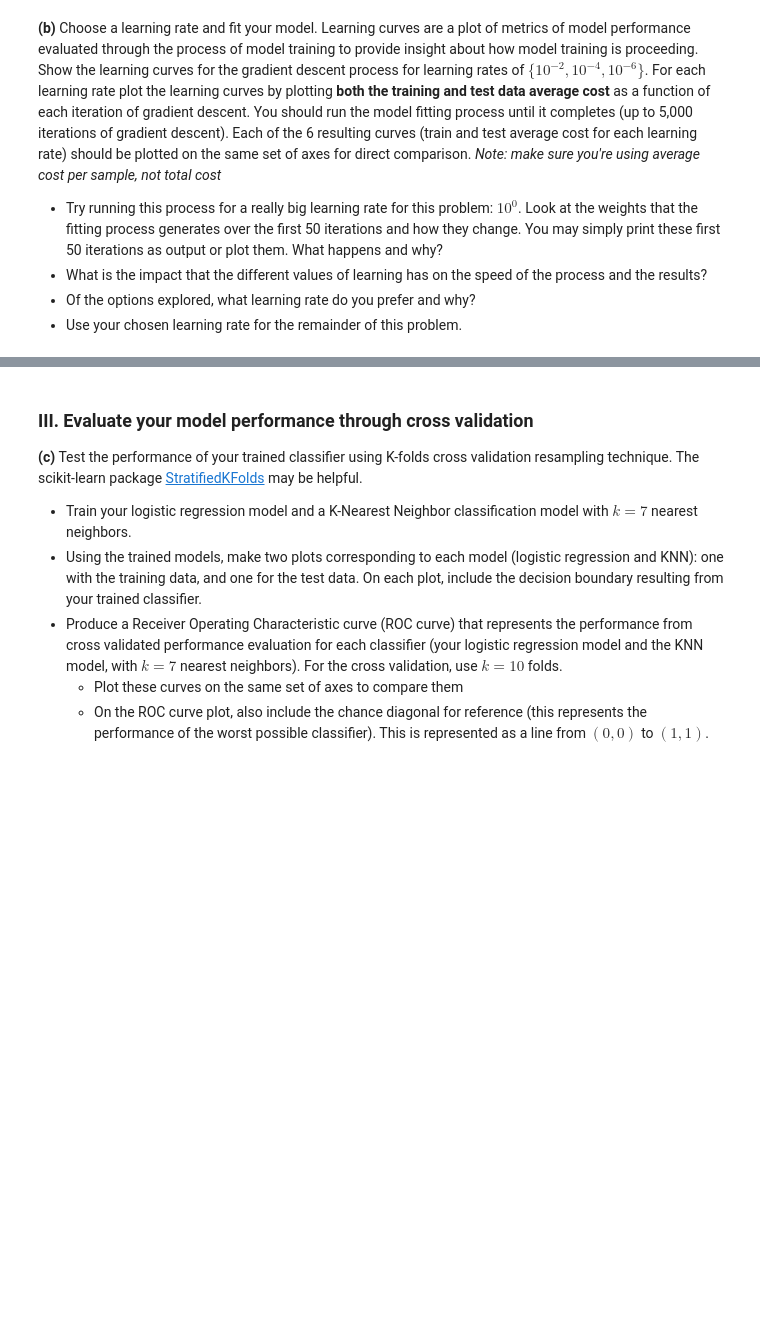
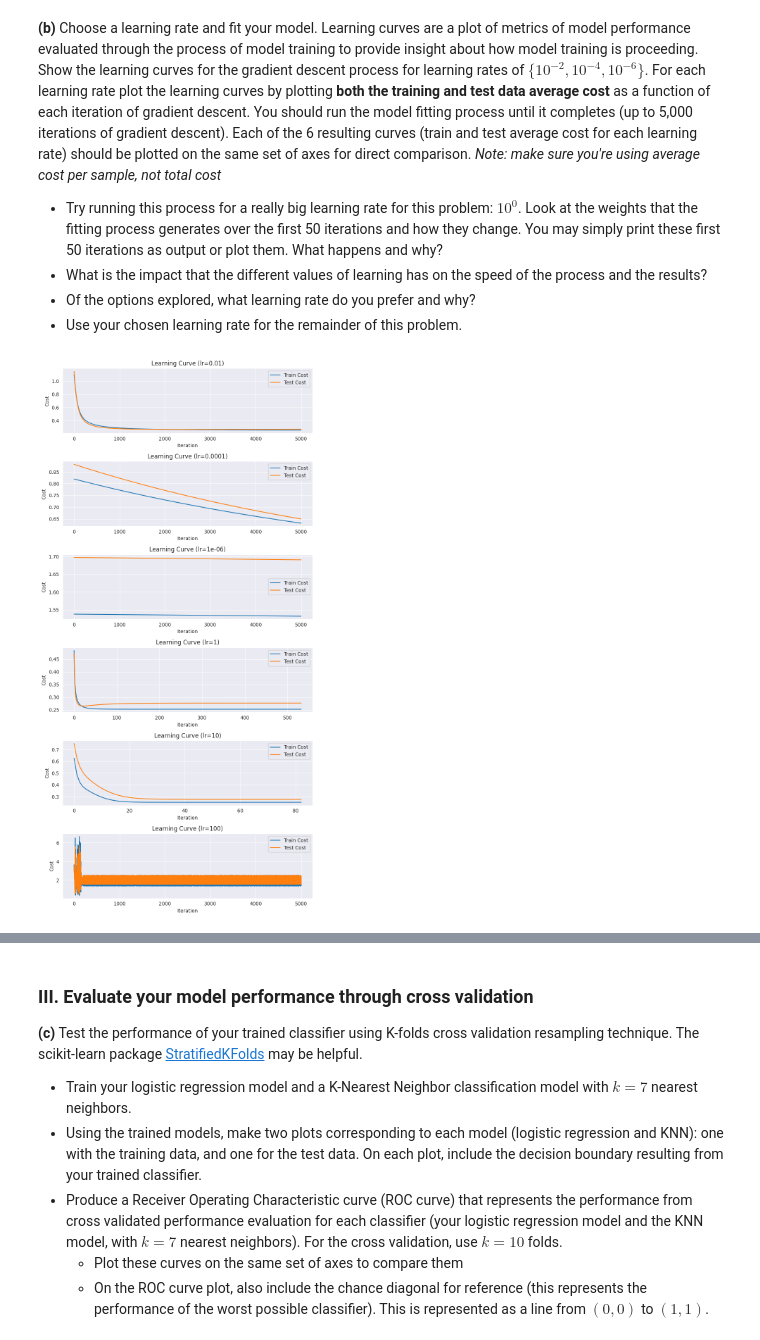
Before and after one commit to lorn-jaeger/CSCI-447, a Jupyter notebook: assignments/Assignment_3.ipynb, the cells around one changed output, grey strips where cells are left out. Cells and saved outputs as stored; diff of their text form; code cells hidden in the pictures; blank space fills up the shorter version.

```diff
--- a/assignments/Assignment_3.ipynb
+++ b/assignments/Assignment_3.ipynb
@@ -122,0 +166,37 @@ class Logistic_regression:
+# %%
+# (b)
+data = pd.read_csv("data/A3_Q1_data.csv")
+
+# Prepare data: separate features and labels
+X = data[['x1', 'x2']].values
+y = data['y'].values
+
+# Train-test split: 70% train, 30% test
+from sklearn.model_selection import train_test_split
+X_train, X_test, y_train, y_test = train_test_split(X, y, test_size=0.3, random_state=57)
+
+model = Logistic_regression()
+X_train_prepared = model.prepare_x(X_train)
+X_test_prepared = model.prepare_x(X_test)
+
+# Learning rates to evaluate, including the large one (1.0)
+learning_rates = [1e-2, 1e-4, 1e-6, 1, 10, 100]
+
+# Plot learning curves for each learning rate
+fig, axes = plt.subplots(len(learning_rates), 1, figsize=(8, 16))
+
+for i, lr in enumerate(learning_rates):
+    model = Logistic_regression()
+    train_costs, test_costs = model.fit(X_train_prepared, y_train, lr=lr)
+
+    axes[i].plot(train_costs, label='Train Cost')
+    axes[i].plot(test_costs, label='Test Cost')
+    axes[i].set_title(f'Learning Curve (lr={lr})')
+    axes[i].set_xlabel('Iteration')
+    axes[i].set_ylabel('Cost')
+    axes[i].legend()
+
+plt.tight_layout()
+plt.show()
+# %% [output]
+[figure, added]
```
Also changed, not shown: parts of 19 cells of this notebook.
